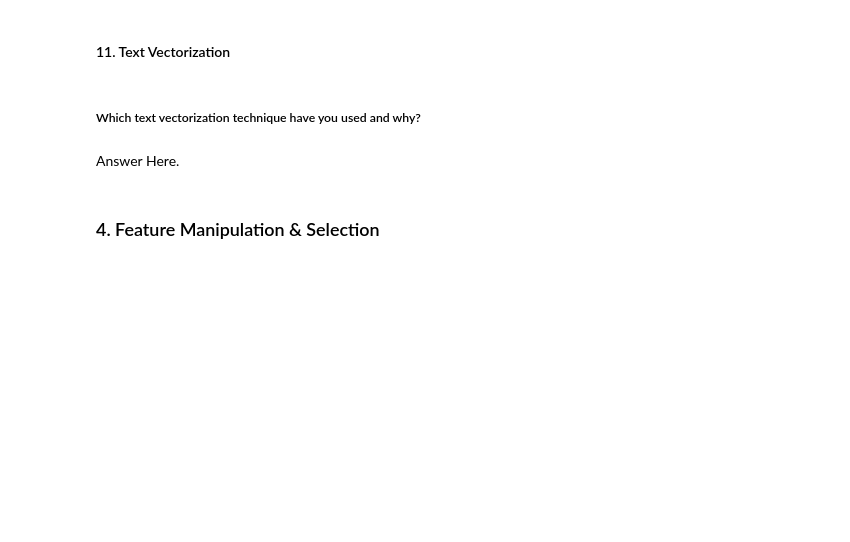
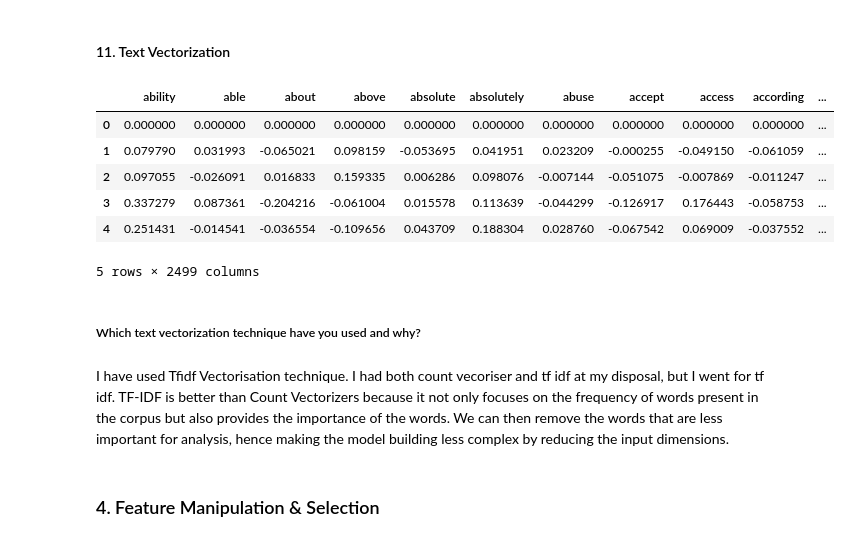
Before and after one commit to Bprs68/Corona-Virus-Tweet-Sentiment-Analysis, a Jupyter notebook: Coronavirus_Tweet_Sentiment_Analysis.ipynb, the cells around one changed output. Cells and saved outputs as stored; diff of their text form; code cells hidden in the pictures; blank space fills up the shorter version.

```diff
--- a/Coronavirus_Tweet_Sentiment_Analysis.ipynb
+++ b/Coronavirus_Tweet_Sentiment_Analysis.ipynb
@@ -1211,7 +1277,56 @@ x = v.fit_transform(new_df['OriginalTweet'])
+# %%
+# importing tfidf vectorizer
+from sklearn.feature_extraction.text import TfidfVectorizer
+
+# assigning vectorizer variable
+vectorizer = TfidfVectorizer(ngram_range=(1,1), max_features=2500)
+
+# performing fit transform on originaltweet
+vectors = vectorizer.fit_transform(df3["OriginalTweet"])
+
+# getting feature names out
+feature_names = vectorizer.get_feature_names_out()
+
+# # printing feature names
+# print(f'feature_names \n {feature_names}')
+
+# # tranforming sparse matrix using to_dense
+# matrix = vectors.todense()
+
+# # storing matrix as list
+# list_dense = matrix.tolist()
+
+# # creating new dataframe containing vectorised documents
+# vectorised_df = pd.DataFrame(list_dense, columns=feature_names)
+# %%
+# importing truncated svd from sklearn decomposition
+from sklearn.decomposition import TruncatedSVD
+
+# setting n_components to length of feature names minus 1 as it is a condition for svd
+svd = TruncatedSVD(n_components=len(feature_names)-1)
+
+# fitting svd
+matrix = svd.fit_transform(vectors)
+# %%
+# getting list of matrix
+list_dense = matrix.tolist()
+# %%
+# creating a vectorised df
+vectorised_df = pd.DataFrame(list_dense, columns = feature_names[:-1])
+# %%
+vectorised_df.head()
+# %% [output]
+|  | ability | able | about | above | absolute | absolutely | abuse | accept | access | according | ... |
+| 0 | 0.000000 | 0.000000 | 0.000000 | 0.000000 | 0.000000 | 0.000000 | 0.000000 | 0.000000 | 0.000000 | 0.000000 | ... |
+| 1 | 0.079790 | 0.031993 | -0.065021 | 0.098159 | -0.053695 | 0.041951 | 0.023209 | -0.000255 | -0.049150 | -0.061059 | ... |
+| 2 | 0.097055 | -0.026091 | 0.016833 | 0.159335 | 0.006286 | 0.098076 | -0.007144 | -0.051075 | -0.007869 | -0.011247 | ... |
+| 3 | 0.337279 | 0.087361 | -0.204216 | -0.061004 | 0.015578 | 0.113639 | -0.044299 | -0.126917 | 0.176443 | -0.058753 | ... |
+| 4 | 0.251431 | -0.014541 | -0.036554 | -0.109656 | 0.043709 | 0.188304 | 0.028760 | -0.067542 | 0.069009 | -0.037552 | ... |
+5 rows × 2499 columns
 # %% [markdown]
 ##### Which text vectorization technique have you used and why?
-# %% [markdown]
-Answer Here.
+# %% [markdown]
+I have used Tfidf Vectorisation technique. I had both count vecoriser and tf idf at my disposal, but I went for tf idf. TF-IDF is better than Count Vectorizers because it not only focuses on the frequency of words present in the corpus but also provides the importance of the words. We can then remove the words that are less important for analysis, hence making the model building less complex by reducing the input dimensions.
 # %% [markdown]
 ### 4. Feature Manipulation & Selection
 # %% [markdown]
```
Also changed, not shown: parts of 54 cells of this notebook.
